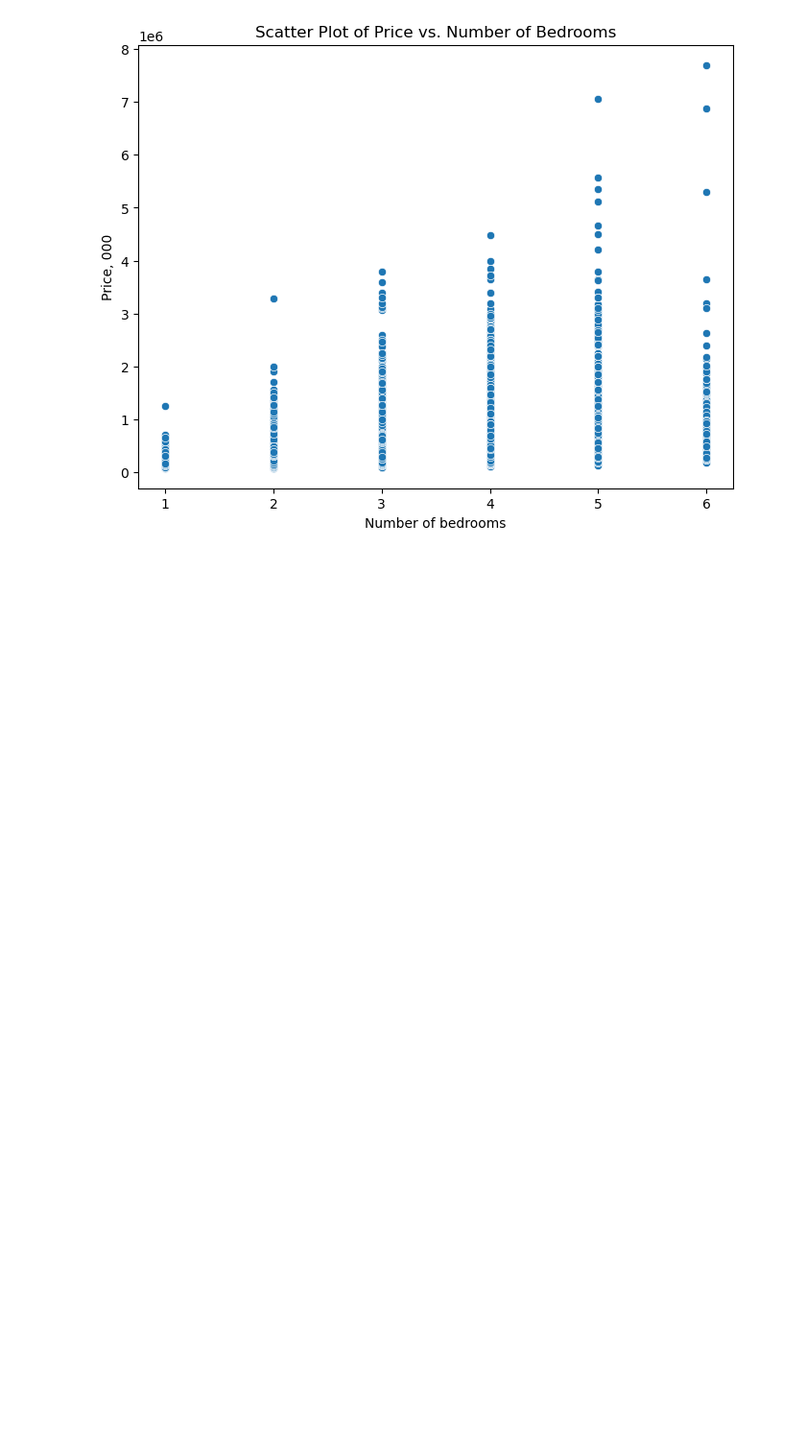
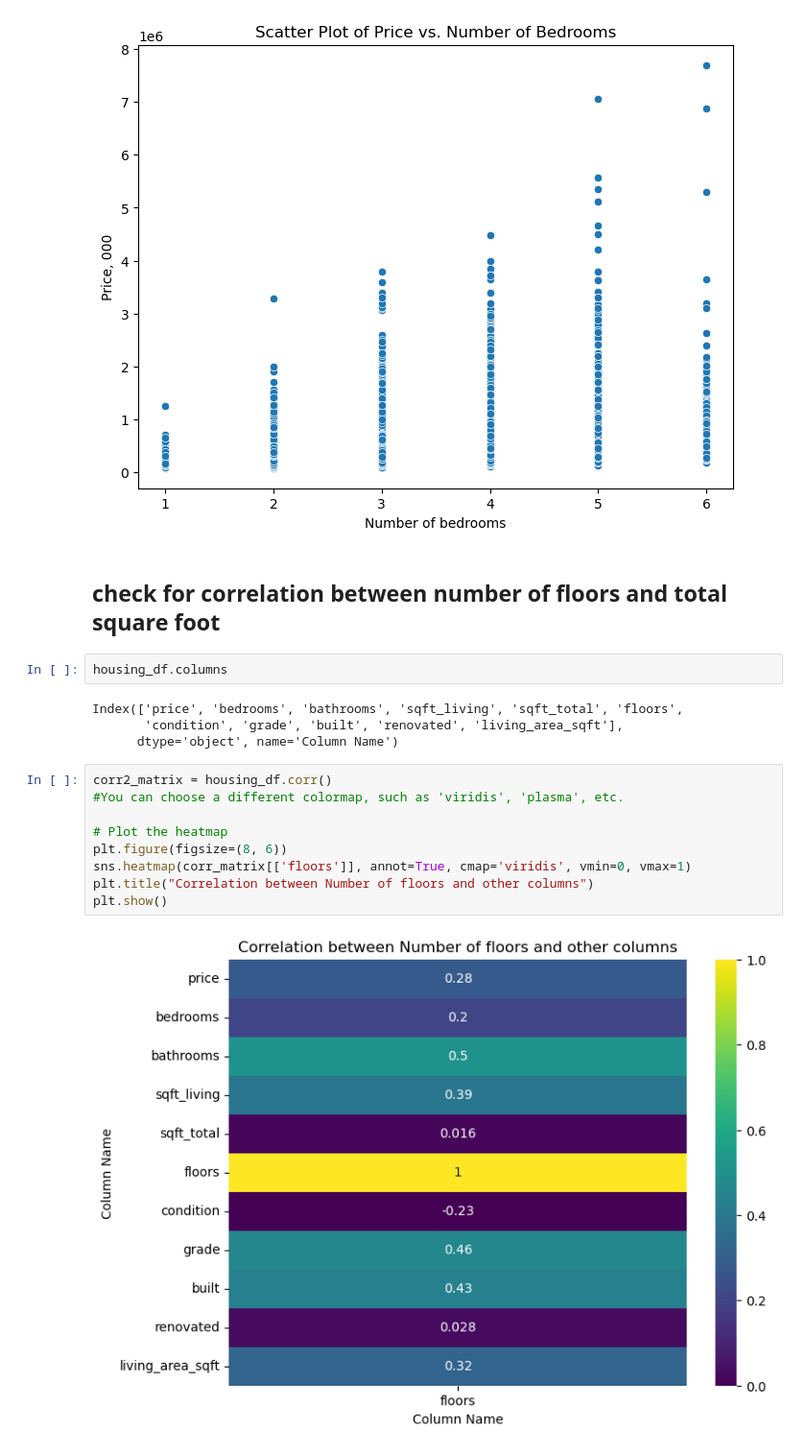
Before and after one commit to kimerajoseph/MSc_Data_Science, a Jupyter notebook: Assesment_jn.ipynb, the cells around one changed output. Shown at 96% size. Cells and saved outputs as stored; diff of their text form; blank space fills up the shorter version.

```diff
--- a/Assesment_jn.ipynb
+++ b/Assesment_jn.ipynb
@@ -428,3 +428,22 @@ plt.title("Scatter Plot of Price vs. Number of Bedrooms")
 # %% [output]
 Text(0.5, 1.0, 'Scatter Plot of Price vs. Number of Bedrooms')
 [figure]
+# %% [markdown]
+## check for correlation between number of floors and total square foot
+# %%
+housing_df.columns
+# %% [output]
+Index(['price', 'bedrooms', 'bathrooms', 'sqft_living', 'sqft_total', 'floors',
+       'condition', 'grade', 'built', 'renovated', 'living_area_sqft'],
+      dtype='object', name='Column Name')
+# %%
+corr2_matrix = housing_df.corr()
+#You can choose a different colormap, such as 'viridis', 'plasma', etc.
+
+# Plot the heatmap
+plt.figure(figsize=(8, 6))
+sns.heatmap(corr_matrix[['floors']], annot=True, cmap='viridis', vmin=0, vmax=1)
+plt.title("Correlation between Number of floors and other columns")
+plt.show()
+# %% [output]
+[figure, added]
```
Also changed, not shown: parts of 3 cells of this notebook, 1 other file.
